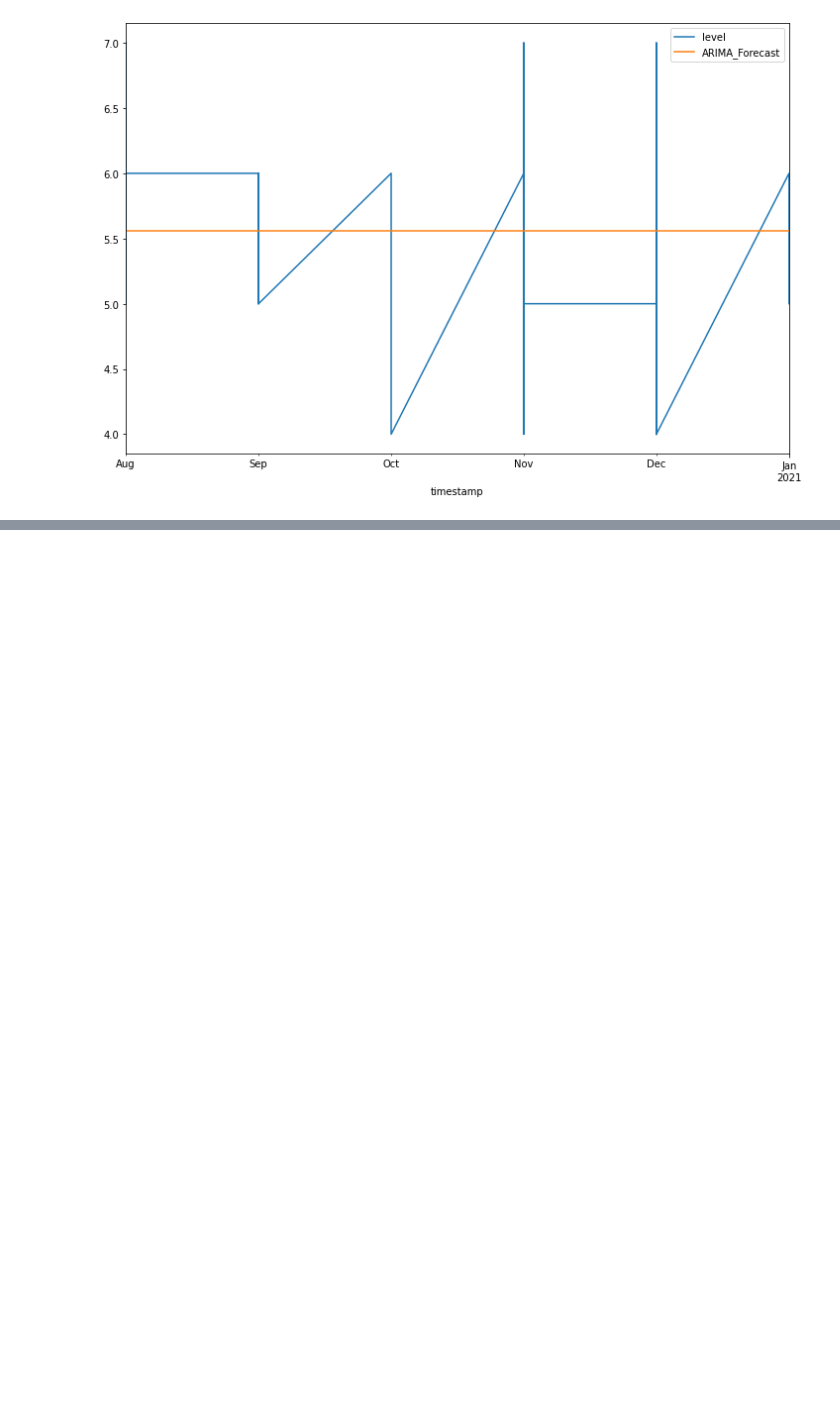
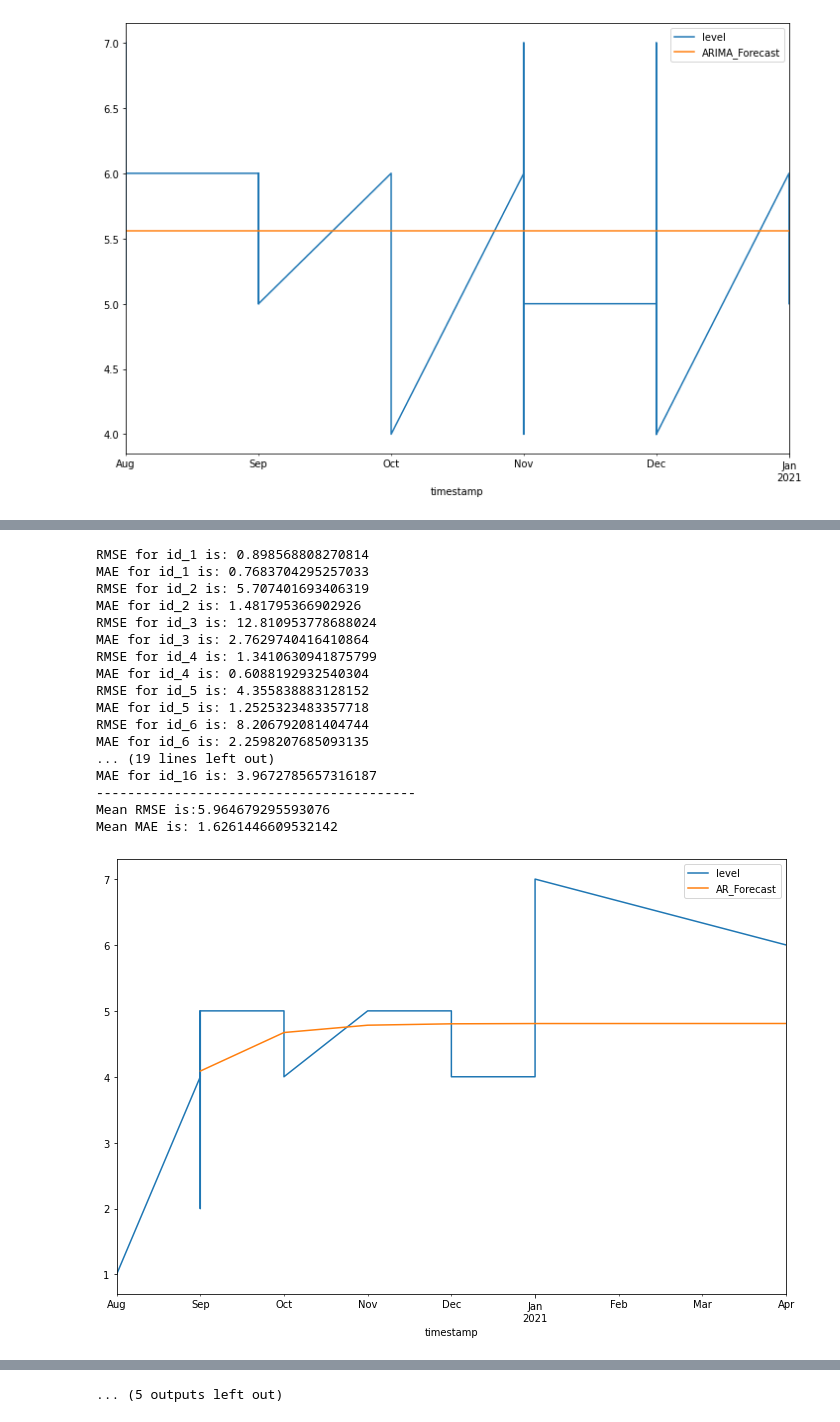
Before and after one commit to GuptaTanay/Battery-Level-Prediction, a Jupyter notebook: Battery_Level_Prediction.ipynb, the cells around one changed output, grey strips where cells are left out. Drawn from its saved outputs; the diff is of its cells as text; code cells hidden in the pictures; blank space fills up the shorter version.

Commit message:
AR model  implemented

```diff
--- a/Battery_Level_Prediction.ipynb
+++ b/Battery_Level_Prediction.ipynb
@@ -418,0 +397,50 @@ def plot_curves(timestamps, actual_values, predicted_values):
+# %%
+def calculate_AR():
+  ar_rmse, ar_mae = [], []
+  for scode in unique_scodes:
+      data_for_scode = final_data[ final_data['scode'] == scode ]
+      data_for_scode.index = pd.DatetimeIndex(data_for_scode.index).to_period('M')
+      # if scode in non_stationary or scode in ['id_6']:
+      #   continue
+
+      model= AutoReg(data_for_scode['level'], lags=1)
+      # MA(data_for_scode['level'].astype(float) ,order=(0,0,0))
+      model_fit=model.fit()
+      data_for_scode['AR_Forecast'] = model_fit.predict(start = 0, end= len(data_for_scode) +4 , dynamic = True)
+      data_for_scode[['level','AR_Forecast']].plot(figsize=(12,8))
+      data_for_scode['AR_Forecast'] = data_for_scode['AR_Forecast'].fillna(0)
+      RMSE = mean_squared_error(data_for_scode['level'], data_for_scode['AR_Forecast'])
+      print('RMSE for '+ str(scode) + ' is: ' + str(RMSE))
+      ar_rmse.append(RMSE)
+      MAE = mean_absolute_error(data_for_scode['level'], data_for_scode['AR_Forecast'])
+      print('MAE for '+ str(scode) + ' is: ' + str(MAE))
+      ar_mae.append(MAE)
+
+  print('-----------------------------------------')
+  mean_mse, mean_mae = calculate_error(ar_rmse, ar_mae)
+  print('Mean RMSE is:'+ str(mean_mse))
+  print('Mean MAE is: '+ str(mean_mae))
+      # print('--------------------------------')
+      # print('Model Summary for : ' +scode)
+      # print(model_fit.summary())
+# %%
+calculate_AR()
+# %% [output]
+RMSE for id_1 is: 0.898568808270814
+MAE for id_1 is: 0.7683704295257033
+RMSE for id_2 is: 5.707401693406319
+MAE for id_2 is: 1.481795366902926
+RMSE for id_3 is: 12.810953778688024
+MAE for id_3 is: 2.7629740416410864
+RMSE for id_4 is: 1.3410630941875799
+MAE for id_4 is: 0.6088192932540304
+RMSE for id_5 is: 4.355838883128152
+MAE for id_5 is: 1.2525323483357718
+RMSE for id_6 is: 8.206792081404744
+MAE for id_6 is: 2.2598207685093135
+... (19 lines left out)
+MAE for id_16 is: 3.9672785657316187
+-----------------------------------------
+Mean RMSE is:5.964679295593076
+Mean MAE is: 1.6261446609532142
+[figure, added]
@@ -418,0 +457 @@ def plot_curves(timestamps, actual_values, predicted_values):
+... (5 outputs left out)
```
Also changed, not shown: parts of 15 cells of this notebook.
